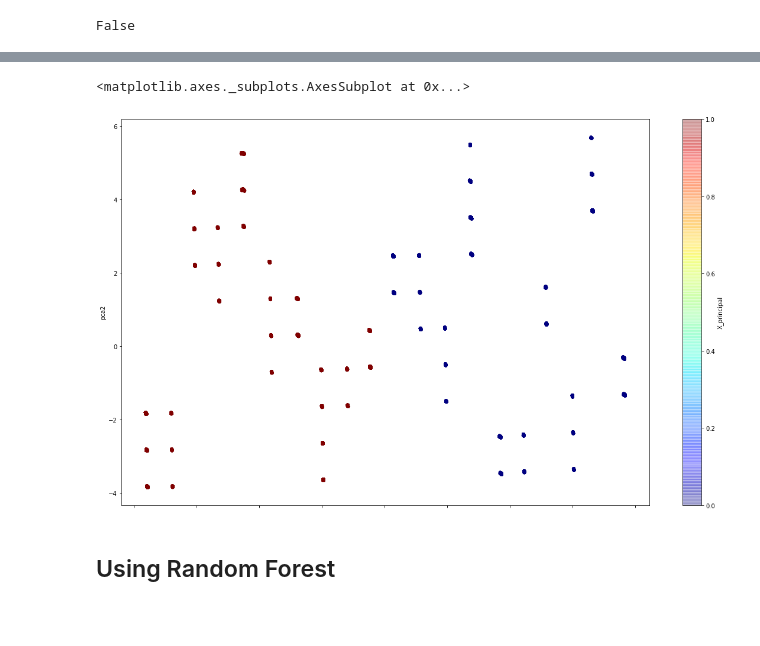
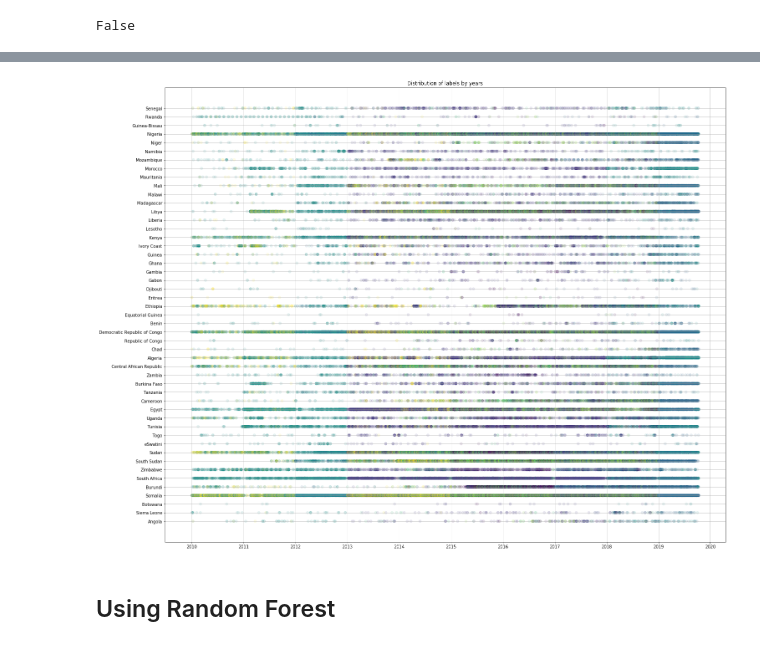
Before and after one commit to cmdelaserna/press-freedom, a Jupyter notebook: notebooks/ACLED data - Africa dataset.ipynb, the cells around one changed output, grey strips where cells are left out. Cells and saved outputs as stored; diff of their text form; code cells hidden in the pictures; blank space fills up the shorter version.

```diff
--- a/notebooks/ACLED data - Africa dataset.ipynb
+++ b/notebooks/ACLED data - Africa dataset.ipynb
@@ -256 +271,3 @@ See the caveats in the documentation: http://pandas.pydata.org/pandas-docs/stabl
+# %%
+filtered_data['labels'] = X['labels']
 # %%
@@ -304,2 +283,0 @@ See the caveats in the documentation: http://pandas.pydata.org/pandas-docs/stabl
-# %%
-filtered_data['X_labels'] = X['labels']
@@ -350,4 +283,0 @@ clustering(X_principal, 2)
-# %%
-filtered_data['pca1'] = X_principal['PCA 1']
-filtered_data['pca2'] = X_principal['PCA2 2']
-filtered_data.head()
@@ -361,5 +283,0 @@ filtered_data.head()
-# %%
-filtered_data.plot.scatter('pca1', 'pca2', alpha = 0.3, c='X_principal', colormap='jet')
-# %% [output]
-<matplotlib.axes._subplots.AxesSubplot at 0x...>
-[figure, removed]
@@ -376,3 +286,15 @@ plt.show()
+# %%
+plt.rcParams['figure.figsize'] = (24, 20)
+plt.scatter(filtered_data.date, filtered_data.country, c=filtered_data.labels, alpha = 0.1)
+
+plt.grid()
+
+plt.title('Distribution of labels by years'\
+           .format(filtered_data.country.nunique()))
+
+plt.show()
+# %% [output]
+[figure, added]
 # %% [markdown]
 ## Using Random Forest
 # %%
```
Also changed, not shown: parts of 48 cells of this notebook.
